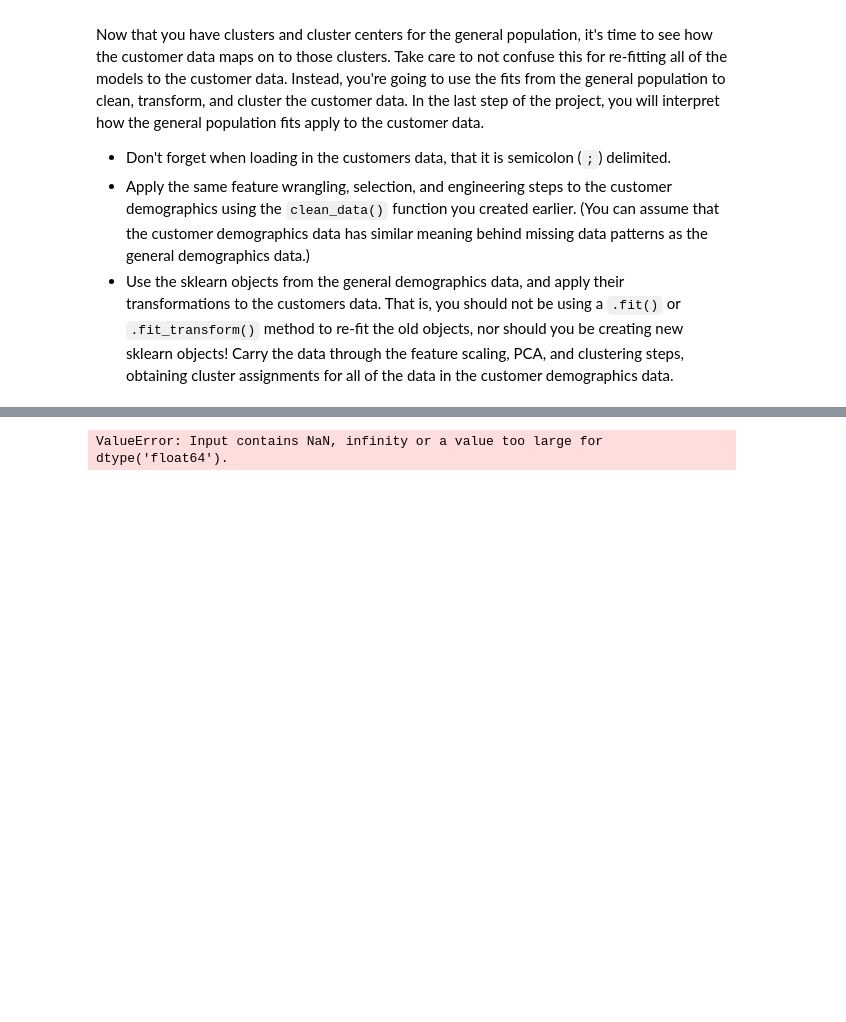
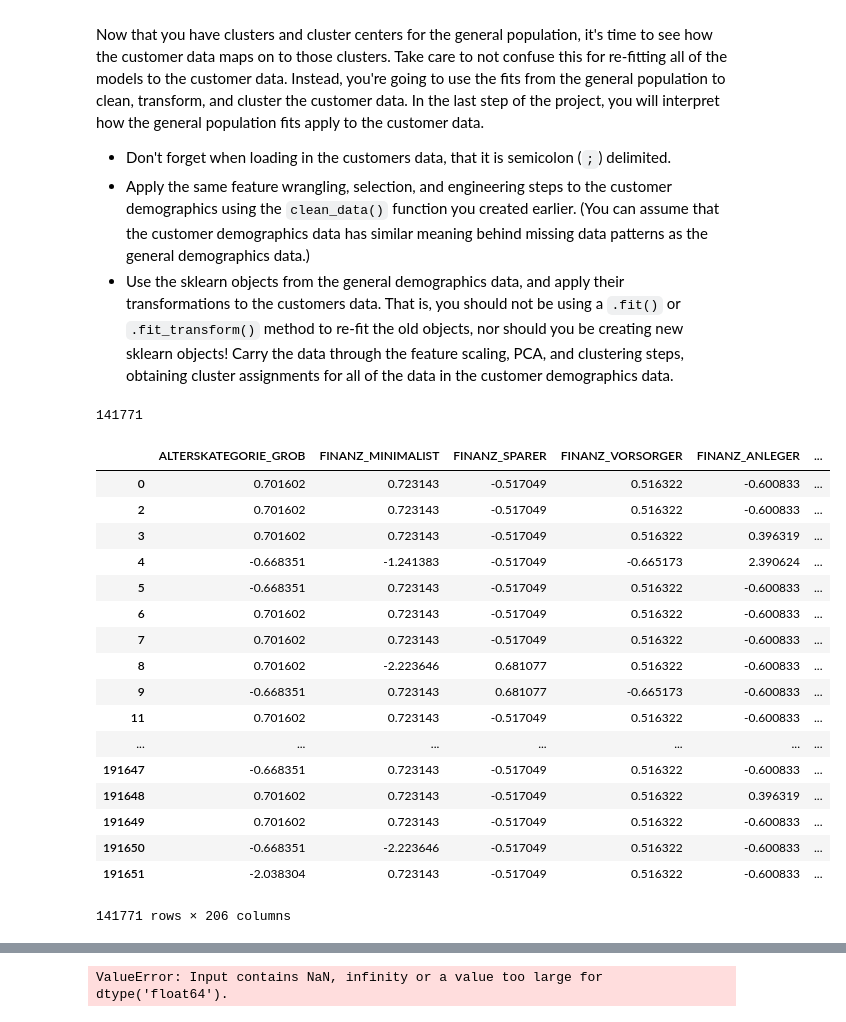
Before and after one commit to BradEvanDavis/CustomerSegmentation, a Jupyter notebook: Identify_Customer_Segments.ipynb, the cells around one changed output, grey strips where cells are left out. Cells and saved outputs as stored; diff of their text form; code cells hidden in the pictures; blank space fills up the shorter version.

Commit message:
improved cleaning function and synced across datasets

```diff
--- a/Identify_Customer_Segments.ipynb
+++ b/Identify_Customer_Segments.ipynb
@@ -144,8 +150,8 @@ plt.show()
 # engineering tasks such as re-encoding and imputation later.)
 
 threshold_95 = np.std(nullDF.null_count)*1.645
-dropList = list(nullDF[nullDF['null_count']>threshold_95].attribute.values)
-azdiasNull = azdiasNull.drop(dropList, axis=1)
+dropColList = list(nullDF[nullDF['null_count']>threshold_95].attribute.values)
+azdiasNull = azdiasNull.drop(dropColList, axis=1)
 azdiasNull.head()
 # %% [output]
 |  | ALTERSKATEGORIE_GROB | ANREDE_KZ | CJT_GESAMTTYP | FINANZ_MINIMALIST | FINANZ_SPARER | FINANZ_VORSORGER | ... |
@@ -189,6 +184,13 @@ plt.grid(True)
 plt.show()
 # %% [output]
 [figure]
+# %%
+def row_subset(df):
+    threshold_row = np.std(df.isnull().sum(axis=1))*1.645
+    df['threshold']=df.isnull().sum(axis=1)>threshold_row
+    df2 = df[df['threshold']==False]
+    df3 = df2.drop('threshold', axis=1)
+    return df3
 # %%
 # Write code to divide the data into two subsets based on the number of missing
 # values in each row.
@@ -415,20 +414,26 @@ intervals = ([['1.0', '2.0'],
              ['10.0','11.0','12.0','13.0'],
              ['14.0','15.0']])
 
-def PRAG_Apply(df):
+
+def PRAG_Apply(df, target):
 
     def PRAG_Int(row):
         if row in Map: return z
 
+    target = pd.DataFrame()
+
     z = 0
     for Map in intervals:
         if z == 0:
-            mixed_type['PRAEGENDE_JUGENDJAHRE_Interval']= azdias_subset['PRAEGENDE_JUGENDJAHRE'].apply(PRAG_Int)
+            target['PRAEGENDE_JUGENDJAHRE_Interval']= df['PRAEGENDE_JUGENDJAHRE'].apply(PRAG_Int)
         else:
-            mixed_type['PRAEGENDE_JUGENDJAHRE_Interval'] = mixed_type['PRAEGENDE_JUGENDJAHRE_Interval'].apply(PRAG_Int)
+            target['PRAEGENDE_JUGENDJAHRE_Interval'] = target['PRAEGENDE_JUGENDJAHRE_Interval'].apply(PRAG_Int)
         z += 1
 
-PRAG_Apply(azdias_subset)
+    return target
+
+PRAG_Apply(azdias_subset, mixed_type)
+mixed_type['PRAEGENDE_JUGENDJAHRE_Movement'] = azdias_subset['PRAEGENDE_JUGENDJAHRE'].apply(PRAGENDE)
 # %%
 # Investigate "CAMEO_INTL_2015" and engineer two new variables.
 
@@ -892,0 +928,27 @@ customers_cleaned = clean_data(customers)
+# %%
+customers_cleaned_test = clean_data_test(customers)
+# %%
+len(customers_cleaned_test)
+# %% [output]
+141771
+# %%
+customers_cleaned_test
+# %% [output]
+|  | ALTERSKATEGORIE_GROB | FINANZ_MINIMALIST | FINANZ_SPARER | FINANZ_VORSORGER | FINANZ_ANLEGER | ... |
+| 0 | 0.701602 | 0.723143 | -0.517049 | 0.516322 | -0.600833 | ... |
+| 2 | 0.701602 | 0.723143 | -0.517049 | 0.516322 | -0.600833 | ... |
+| 3 | 0.701602 | 0.723143 | -0.517049 | 0.516322 | 0.396319 | ... |
+| 4 | -0.668351 | -1.241383 | -0.517049 | -0.665173 | 2.390624 | ... |
+| 5 | -0.668351 | 0.723143 | -0.517049 | 0.516322 | -0.600833 | ... |
+| 6 | 0.701602 | 0.723143 | -0.517049 | 0.516322 | -0.600833 | ... |
+| 7 | 0.701602 | 0.723143 | -0.517049 | 0.516322 | -0.600833 | ... |
+| 8 | 0.701602 | -2.223646 | 0.681077 | 0.516322 | -0.600833 | ... |
+| 9 | -0.668351 | 0.723143 | 0.681077 | -0.665173 | -0.600833 | ... |
+| 11 | 0.701602 | 0.723143 | -0.517049 | 0.516322 | -0.600833 | ... |
+| ... | ... | ... | ... | ... | ... | ... |
+| 191647 | -0.668351 | 0.723143 | -0.517049 | 0.516322 | -0.600833 | ... |
+| 191648 | 0.701602 | 0.723143 | -0.517049 | 0.516322 | 0.396319 | ... |
+| 191649 | 0.701602 | 0.723143 | -0.517049 | 0.516322 | -0.600833 | ... |
+| 191650 | -0.668351 | -2.223646 | -0.517049 | 0.516322 | -0.600833 | ... |
+| 191651 | -2.038304 | 0.723143 | -0.517049 | 0.516322 | -0.600833 | ... |
+141771 rows × 206 columns
```
Also changed, not shown: parts of 14 cells of this notebook.
